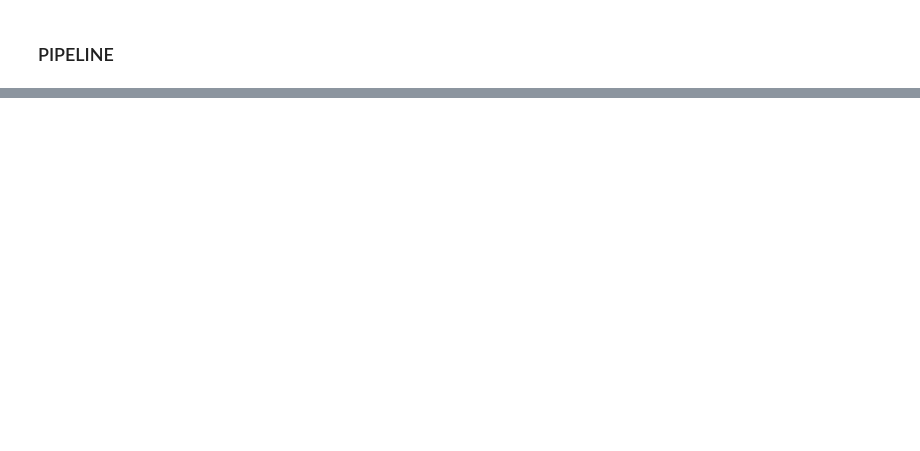
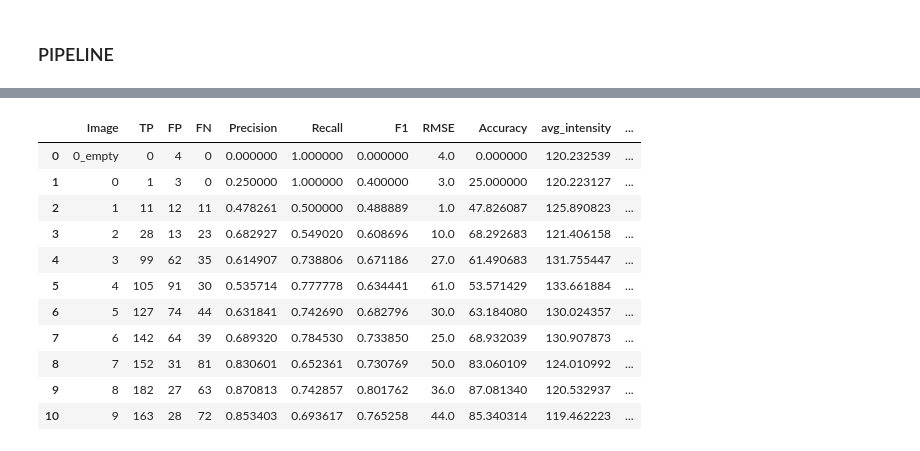
Before and after one commit to michafauth99/Project1, a Jupyter notebook: PIPELINE.ipynb, the cells around one changed output, grey strips where cells are left out. Saved outputs shown, nothing was run; the diff lists cells and outputs as text; code cells hidden in the pictures; blank space fills up the shorter version.

```diff
--- a/PIPELINE.ipynb
+++ b/PIPELINE.ipynb
@@ -181,0 +189,15 @@ all_results
+# %%
+all_results
+# %% [output]
+|  | Image | TP | FP | FN | Precision | Recall | F1 | RMSE | Accuracy | avg_intensity | ... |
+| 0 | 0_empty | 0 | 4 | 0 | 0.000000 | 1.000000 | 0.000000 | 4.0 | 0.000000 | 120.232539 | ... |
+| 1 | 0 | 1 | 3 | 0 | 0.250000 | 1.000000 | 0.400000 | 3.0 | 25.000000 | 120.223127 | ... |
+| 2 | 1 | 11 | 12 | 11 | 0.478261 | 0.500000 | 0.488889 | 1.0 | 47.826087 | 125.890823 | ... |
+| 3 | 2 | 28 | 13 | 23 | 0.682927 | 0.549020 | 0.608696 | 10.0 | 68.292683 | 121.406158 | ... |
+| 4 | 3 | 99 | 62 | 35 | 0.614907 | 0.738806 | 0.671186 | 27.0 | 61.490683 | 131.755447 | ... |
+| 5 | 4 | 105 | 91 | 30 | 0.535714 | 0.777778 | 0.634441 | 61.0 | 53.571429 | 133.661884 | ... |
+| 6 | 5 | 127 | 74 | 44 | 0.631841 | 0.742690 | 0.682796 | 30.0 | 63.184080 | 130.024357 | ... |
+| 7 | 6 | 142 | 64 | 39 | 0.689320 | 0.784530 | 0.733850 | 25.0 | 68.932039 | 130.907873 | ... |
+| 8 | 7 | 152 | 31 | 81 | 0.830601 | 0.652361 | 0.730769 | 50.0 | 83.060109 | 124.010992 | ... |
+| 9 | 8 | 182 | 27 | 63 | 0.870813 | 0.742857 | 0.801762 | 36.0 | 87.081340 | 120.532937 | ... |
+| 10 | 9 | 163 | 28 | 72 | 0.853403 | 0.693617 | 0.765258 | 44.0 | 85.340314 | 119.462223 | ... |
```
Also changed, not shown: parts of 8 cells of this notebook, 4 other files.
